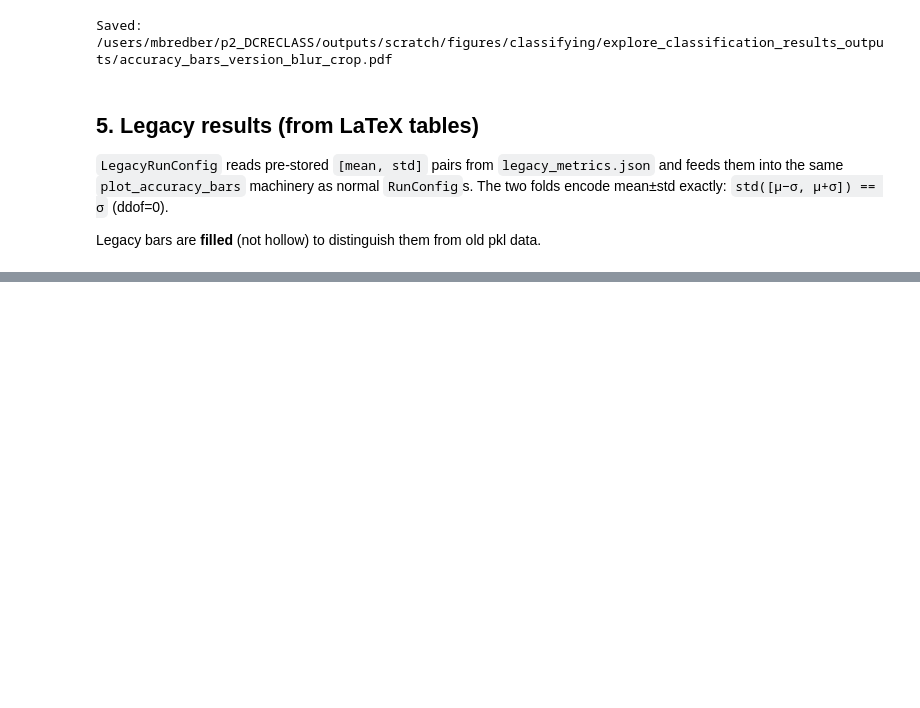
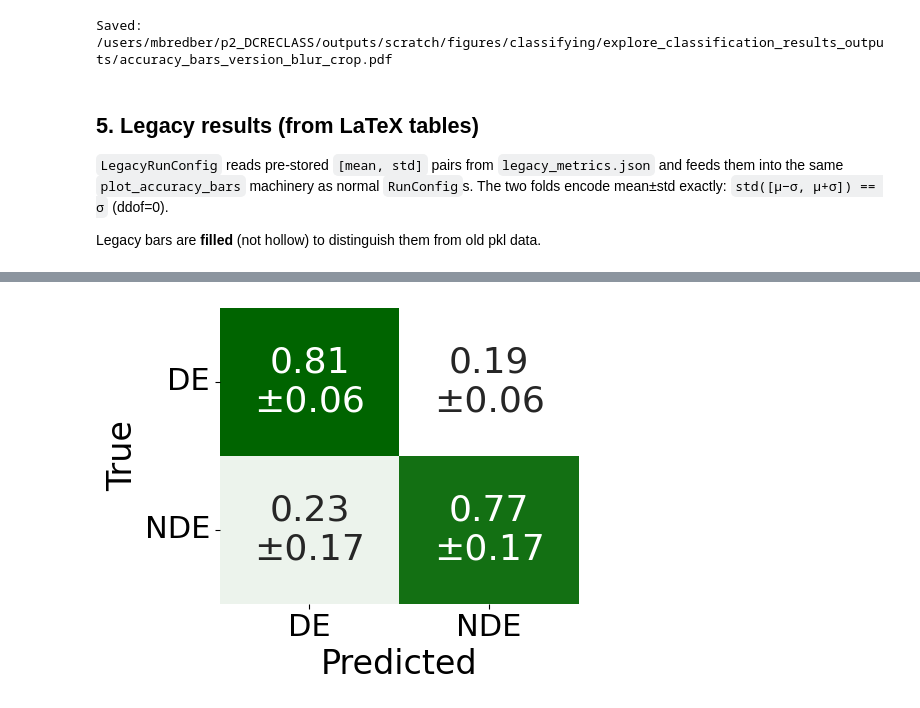
Before and after one commit to MarkusBredberg/dcreclass, a Jupyter notebook: notebooks/explore_classification_results.ipynb, the cells around one changed output, grey strips where cells are left out. Cells and saved outputs as stored; diff of their text form; code cells hidden in the pictures; blank space fills up the shorter version.

```diff
--- a/notebooks/explore_classification_results.ipynb
+++ b/notebooks/explore_classification_results.ipynb
@@ -1466,0 +1662,80 @@ print('Saved:', _fname)
+# %%
+import seaborn as _sns
+from sklearn.metrics import confusion_matrix as _confusion_matrix
+from matplotlib.colors import LinearSegmentedColormap as _LSC
+from dcreclass.data import get_classes as _get_classes
+
+# ── Configuration ─────────────────────────────────────────────────────────────
+CM_CLASSIFIER = 'DualSSN'    # 'ImageCNN' | 'DualCSN' | 'DualSSN'
+CM_CROP_MODE  = 'beam_crop'  # 'beam_crop' | 'fov_crop'
+CM_VERSION    = 'Blur25kpc'     # 'RAW' | 'T25kpc' | 'T50kpc' | 'T100kpc'
+                             # 'Blur25kpc' | 'Blur50kpc' | 'Blur100kpc'
+# ─────────────────────────────────────────────────────────────────────────────
+
+_cm_save_dir = os.path.join(OUTPUT_DIR, 'confusion_matrices')
+os.makedirs(_cm_save_dir, exist_ok=True)
+
+_cmap = _LSC.from_list('wg', ['white', '#006400'])
+_desc = {cls['tag']: cls['description'] for cls in _get_classes()}
+
+cm_cfg     = RunConfig(classifier=CM_CLASSIFIER, crop_mode=CM_CROP_MODE,
+                       version=CM_VERSION,
+                       folds=list(range(10)), num_experiments=3)
+cm_metrics = load_run(cm_cfg)
+
+_largest_sz = max(sz for sizes in cm_cfg.dataset_sizes.values() for sz in sizes)
+cms, acc_vals = [], []
+for fold in cm_cfg.folds:
+    subset = max(cm_cfg.dataset_sizes[fold])
+    if subset != _largest_sz:
+        continue
+    for exp in range(cm_cfg.num_experiments):
+        k = f'{subset}_{fold}_{exp}_{cm_cfg.lr}_{cm_cfg.reg}'
+        acc_vals.extend(cm_metrics.get(f'accuracy_{k}', []))
+        true_list = cm_metrics.get(f'all_true_labels_{k}', [])
+        pred_list = cm_metrics.get(f'all_pred_labels_{k}', [])
+        if not true_list or not pred_list:
+            continue
+        base   = cm_cfg.base_key(fold, subset)
+        y_true = true_list[0].get(base, [])
+        y_pred = pred_list[0].get(base, [])
+        if len(y_true) == 0:
+            continue
+        cm = _confusion_matrix(y_true, y_pred, normalize='true',
+                               labels=list(range(len(cm_cfg.galaxy_classes))))
+        if cm.shape[0] == len(cm_cfg.galaxy_classes):
+            cms.append(cm)
+
+if not cms:
+    print('No data found — check classifier/crop_mode/version.')
+else:
+    cms_arr  = np.array(cms)
+    avg_cm   = cms_arr.mean(axis=0)
+    std_cm   = cms_arr.std(axis=0)
+    acc_arr  = np.array([v for v in acc_vals if np.isfinite(v)])
+    acc_mean = acc_arr.mean() if acc_arr.size else float('nan')
+    acc_std  = acc_arr.std()  if acc_arr.size else float('nan')
+
+    class_labels = [_desc.get(tag, str(tag)) for tag in cm_cfg.galaxy_classes]
+    ann = np.empty(avg_cm.shape, dtype=object)
+    for i in range(avg_cm.shape[0]):
+        for j in range(avg_cm.shape[1]):
+            ann[i, j] = f'{avg_cm[i,j]:.2f}\n±{std_cm[i,j]:.2f}'
+
+    fig_cm, ax_cm = plt.subplots(figsize=(5, 4))
+    _sns.heatmap(avg_cm, annot=ann, fmt='', cmap=_cmap,
+                 xticklabels=class_labels, yticklabels=class_labels,
+                 annot_kws={'fontsize': 26}, cbar=False, ax=ax_cm)
+    ax_cm.set_xticklabels(ax_cm.get_xticklabels(), fontsize=22, rotation=0)
+    ax_cm.set_yticklabels(ax_cm.get_yticklabels(), fontsize=22, rotation=0)
+    ax_cm.set_xlabel('Predicted', fontsize=24)
+    ax_cm.set_ylabel('True', fontsize=24)
+    fig_cm.tight_layout()
+
+    _save_path = os.path.join(_cm_save_dir, f'cm_{CM_CLASSIFIER}_{CM_CROP_MODE}_{CM_VERSION}.pdf')
+    fig_cm.savefig(_save_path, bbox_inches='tight')
+    plt.show()
+    plt.close(fig_cm)
+    print(f'n={cms_arr.shape[0]}  Acc: {acc_mean:.2f} ± {acc_std:.2f}')
+    print(f'Saved: {_save_path}')
+# %% [output]
@@ -1466,0 +1743 @@ print('Saved:', _fname)
+[figure, added]
```
Also changed, not shown: parts of 10 cells of this notebook, 7 other files.
